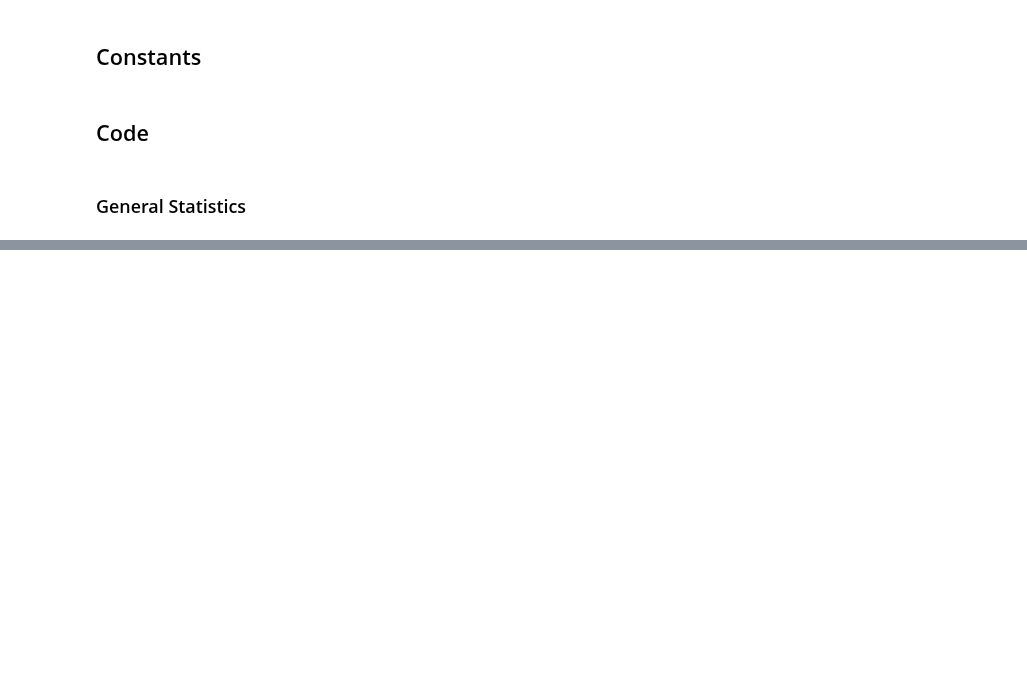
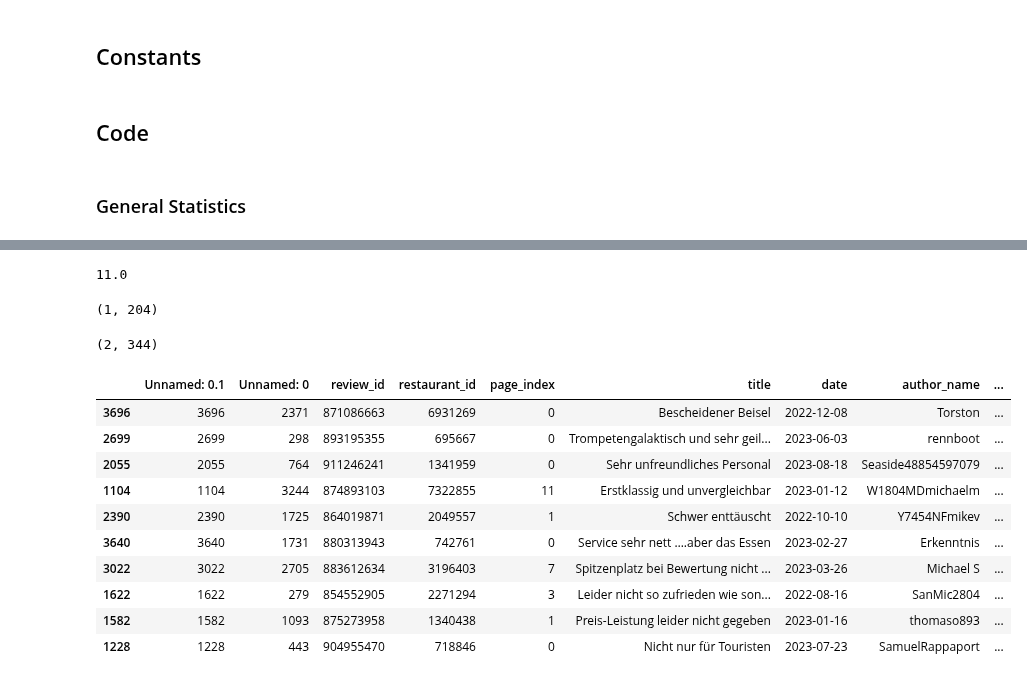
Before and after one commit to NilsHellwig/exploring-absa-llm-augmentation, a Jupyter notebook: 01 dataset creation/05_dataset_statistics.ipynb, the cells around one changed output, grey strips where cells are left out. Saved outputs shown, nothing was run; the diff lists cells and outputs as text; code cells hidden in the pictures; blank space fills up the shorter version.

```diff
--- a/01 dataset creation/05_dataset_statistics.ipynb
+++ b/01 dataset creation/05_dataset_statistics.ipynb
@@ -110,3 +104,13 @@ Name: word_count, dtype: float64
+# %%
+# Median
+df['word_count'].median()
+# %% [output]
+11.0
+# %%
+# Min, Max
+df['word_count'].min(), df['word_count'].max()
+# %% [output]
+(1, 204)
 # %%
 # Source: https://github.com/openai/openai-cookbook/blob/main/examples/How_to_count_tokens_with_tiktoken.ipynb
 def num_tokens_from_string(string: str, model_name: str) -> int:
@@ -115,0 +122,19 @@ def num_tokens_from_string(string: str, model_name: str) -> int:
+# %%
+df['llm_token_count'].min(), df['llm_token_count'].max()
+# %% [output]
+(2, 344)
+# %%
+top_10_highest_tokens = df.nlargest(10, 'llm_token_count')
+top_10_highest_tokens
+# %% [output]
+|  | Unnamed: 0.1 | Unnamed: 0 | review_id | restaurant_id | page_index | title | date | author_name | ... |
+| 3696 | 3696 | 2371 | 871086663 | 6931269 | 0 | Bescheidener Beisel | 2022-12-08 | Torston | ... |
+| 2699 | 2699 | 298 | 893195355 | 695667 | 0 | Trompetengalaktisch und sehr geil... | 2023-06-03 | rennboot | ... |
+| 2055 | 2055 | 764 | 911246241 | 1341959 | 0 | Sehr unfreundliches Personal | 2023-08-18 | Seaside48854597079 | ... |
+| 1104 | 1104 | 3244 | 874893103 | 7322855 | 11 | Erstklassig und unvergleichbar | 2023-01-12 | W1804MDmichaelm | ... |
+| 2390 | 2390 | 1725 | 864019871 | 2049557 | 1 | Schwer enttäuscht | 2022-10-10 | Y7454NFmikev | ... |
+| 3640 | 3640 | 1731 | 880313943 | 742761 | 0 | Service sehr nett ….aber das Essen | 2023-02-27 | Erkenntnis | ... |
+| 3022 | 3022 | 2705 | 883612634 | 3196403 | 7 | Spitzenplatz bei Bewertung nicht ... | 2023-03-26 | Michael S | ... |
+| 1622 | 1622 | 279 | 854552905 | 2271294 | 3 | Leider nicht so zufrieden wie son... | 2022-08-16 | SanMic2804 | ... |
+| 1582 | 1582 | 1093 | 875273958 | 1340438 | 1 | Preis-Leistung leider nicht gegeben | 2023-01-16 | thomaso893 | ... |
+| 1228 | 1228 | 443 | 904955470 | 718846 | 0 | Nicht nur für Touristen | 2023-07-23 | SamuelRappaport | ... |
```
Also changed, not shown: parts of 12 cells of this notebook, 1 other file.
